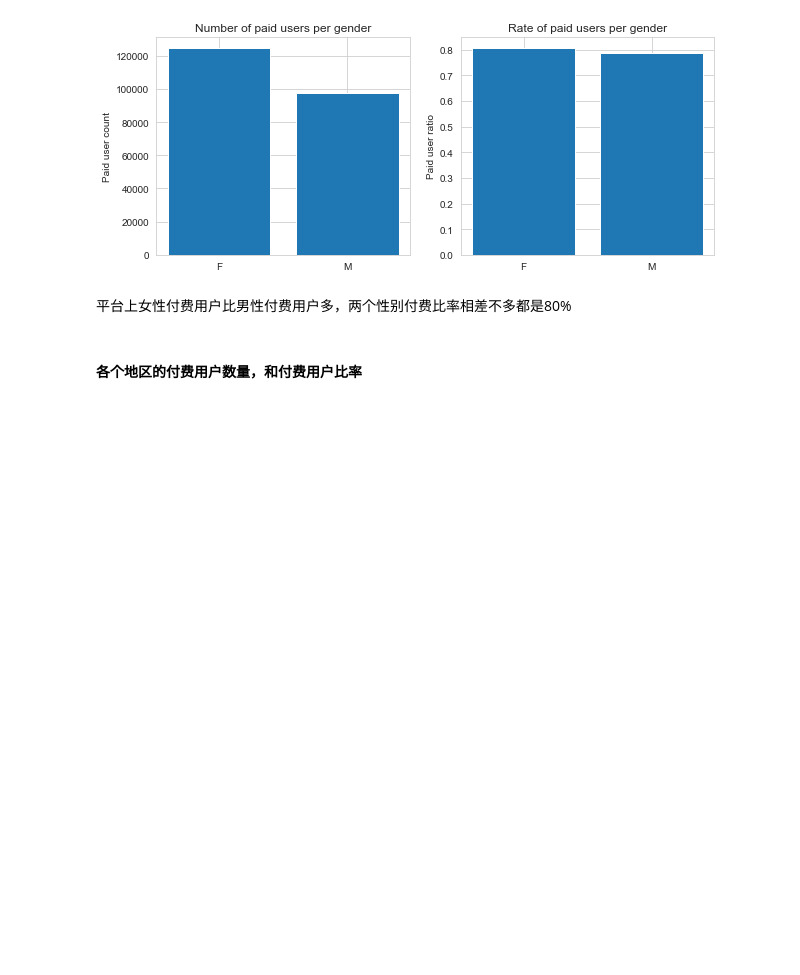
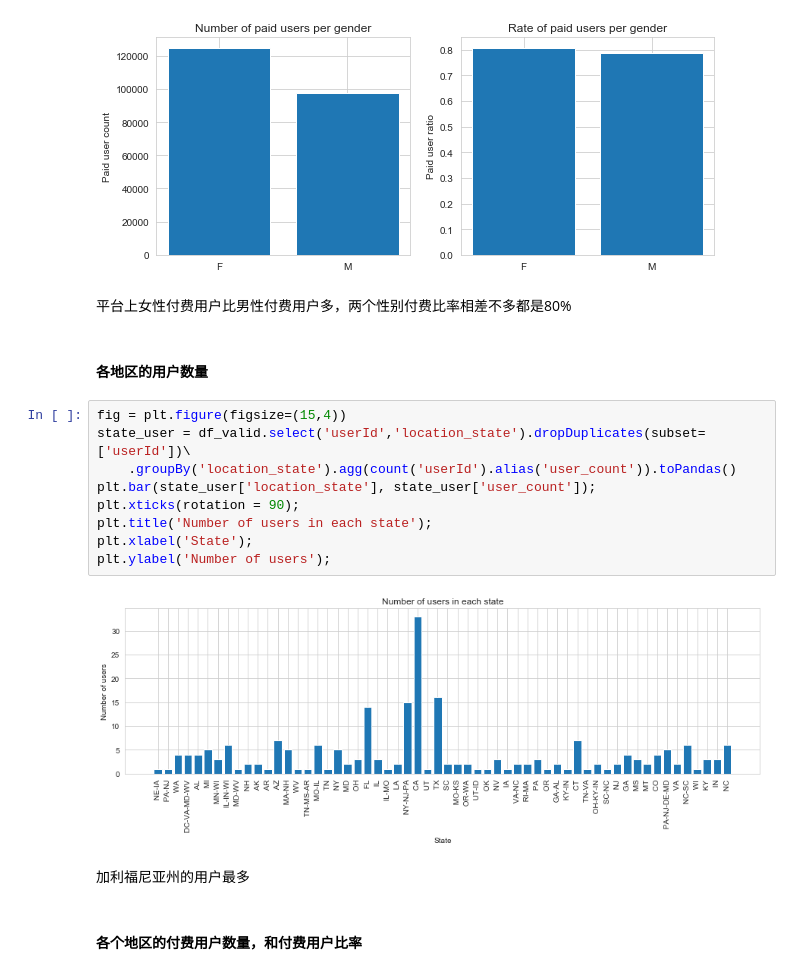
Before and after one commit to hanyang7427/Sparkify, a Jupyter notebook: Sparkify-zh.ipynb, the cells around one changed output. Cells and saved outputs as stored; diff of their text form; blank space fills up the shorter version.

```diff
--- a/Sparkify-zh.ipynb
+++ b/Sparkify-zh.ipynb
@@ -400,6 +566,21 @@ plt.ylabel('Paid user ratio');
 [figure]
 # %% [markdown]
 平台上女性付费用户比男性付费用户多，两个性别付费比率相差不多都是80%
+# %% [markdown]
+#### 各地区的用户数量
+# %%
+fig = plt.figure(figsize=(15,4))
+state_user = df_valid.select('userId','location_state').dropDuplicates(subset=['userId'])\
+    .groupBy('location_state').agg(count('userId').alias('user_count')).toPandas()
+plt.bar(state_user['location_state'], state_user['user_count']);
+plt.xticks(rotation = 90);
+plt.title('Number of users in each state');
+plt.xlabel('State');
+plt.ylabel('Number of users');
+# %% [output]
+[figure, added]
+# %% [markdown]
+加利福尼亚州的用户最多
 # %% [markdown]
 #### 各个地区的付费用户数量，和付费用户比率
 # %%
```
Also changed, not shown: parts of 61 cells of this notebook, 2 other files.
